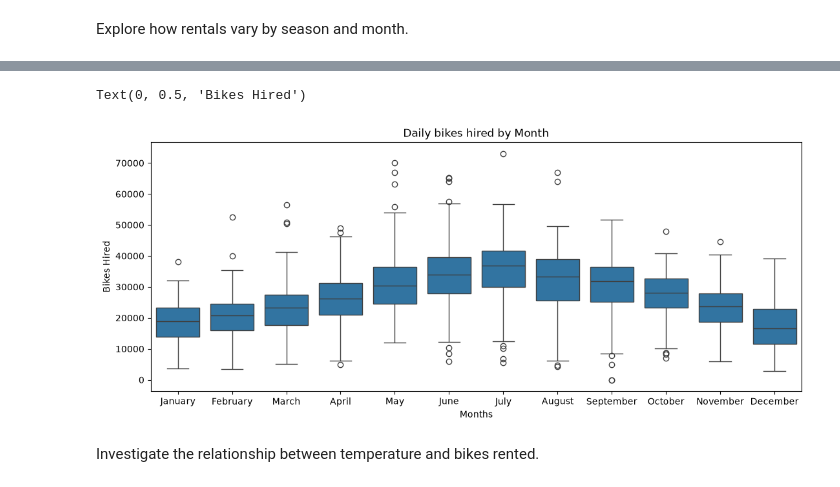
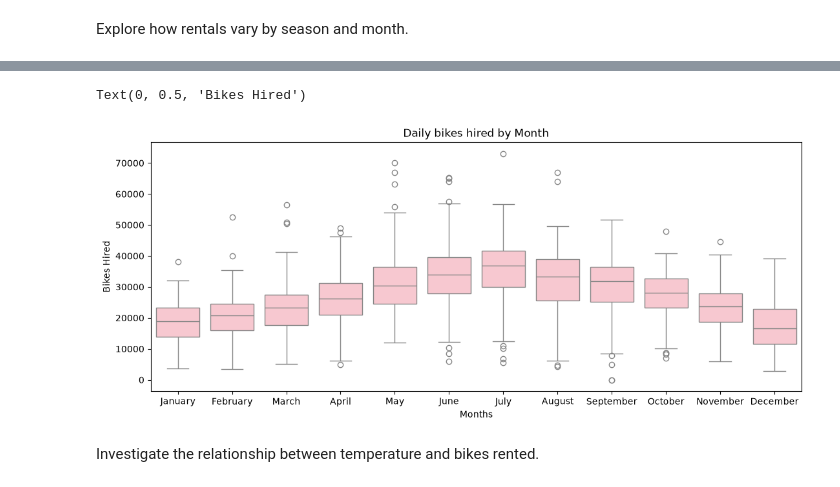
Before and after one commit to Brennan-Chan/Analytics-Through-Coding-AUT_26, a Jupyter notebook: Session_3/Group_Project.ipynb, the cells around one changed output, grey strips where cells are left out. Cells and saved outputs as stored; diff of their text form; code cells hidden in the pictures.

```diff
--- a/Session_3/Group_Project.ipynb
+++ b/Session_3/Group_Project.ipynb
@@ -263,22 +272,23 @@ Text(0, 0.5, 'Bikes Hired')
 # %%
 month_order = ["January", "February", "March", "April", "May", "June",
                "July", "August", "September", "October", "November", "December"]
 
 plt.figure(figsize=(13,5))
 
 sns.boxplot(
     data=bikes,
     x="month_name",
     y="bikes_hired",
-    order=month_order
+    order=month_order,
+    color = "pink"
 )
 
 plt.title("Daily bikes hired by Month")
 plt.xlabel("Months")
 plt.ylabel("Bikes Hired")
 # %% [output]
 Text(0, 0.5, 'Bikes Hired')
-[figure, old version]
+[figure, new version]
 # %% [markdown]
 Investigate the relationship between temperature and bikes rented.
 # %%
```
Also changed, not shown: parts of 11 cells of this notebook.
